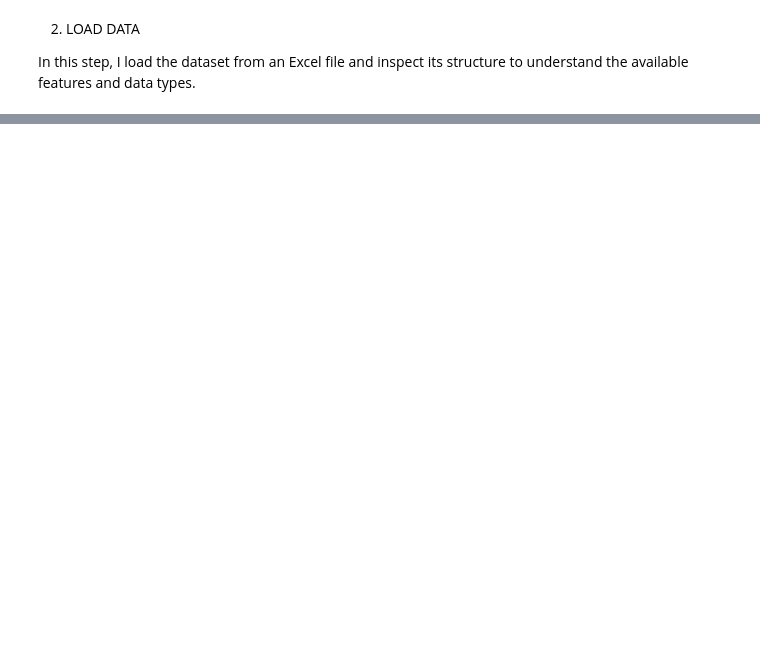
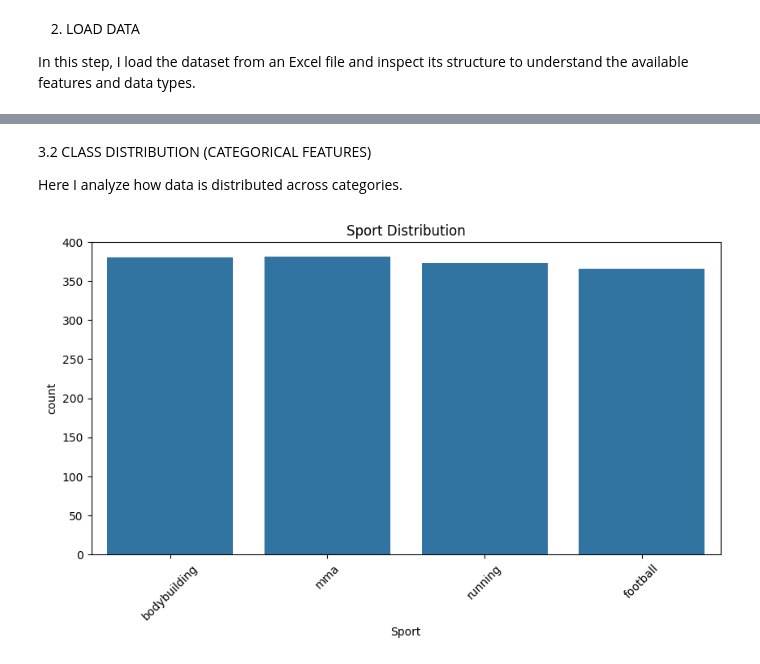
Before and after one commit to Ali-M-Albukhaiti/athlete-nutrition-ai, a Jupyter notebook: ml/athlete-nutrition.ipynb, the cells around one changed output, grey strips where cells are left out. Saved outputs shown, nothing was run; the diff lists cells and outputs as text; code cells hidden in the pictures; blank space fills up the shorter version.

```diff
--- a/ml/athlete-nutrition.ipynb
+++ b/ml/athlete-nutrition.ipynb
@@ -53,6 +55,5 @@ torch.manual_seed(42)
 
 In this step, I load the dataset from an Excel file and inspect its structure to understand the available features and data types.
 # %%
-df = pd.read_excel("athlete_nutrition_data.xlsx")
-
+df = pd.read_excel("../dataset/athlete_nutrition_dataset.xlsx")
 df.head()
@@ -58,0 +148,12 @@ df.head()
+# %% [markdown]
+3.2 CLASS DISTRIBUTION (CATEGORICAL FEATURES)
+
+Here I analyze how data is distributed across categories.
+# %%
+plt.figure(figsize=(10,5))
+sns.countplot(x="Sport", data=df)
+plt.title("Sport Distribution")
+plt.xticks(rotation=45)
+plt.show()
+# %% [output]
+[figure, added]
```
Also changed, not shown: parts of 42 cells of this notebook.
